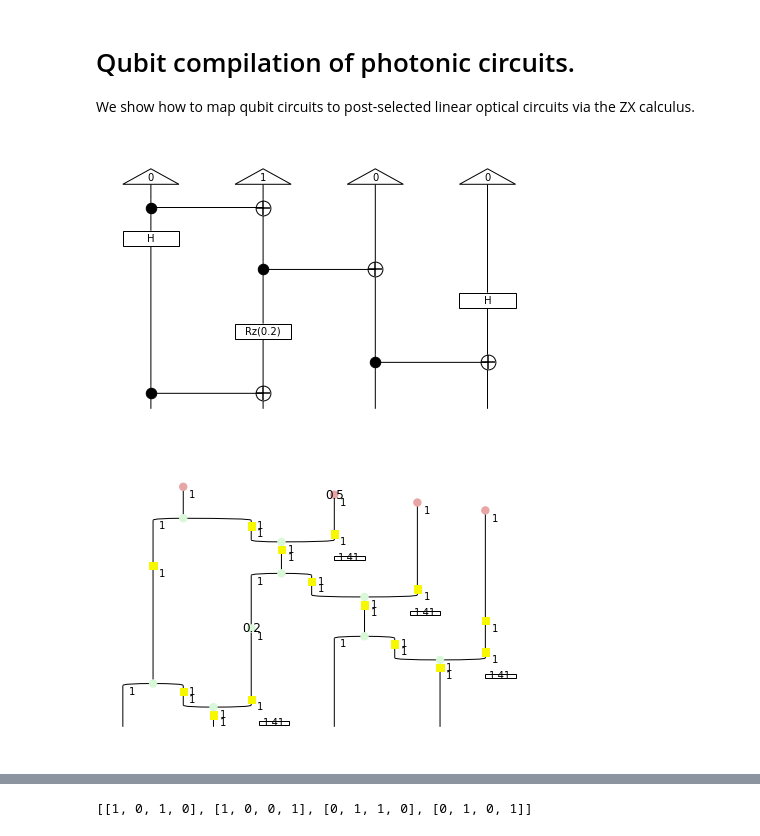
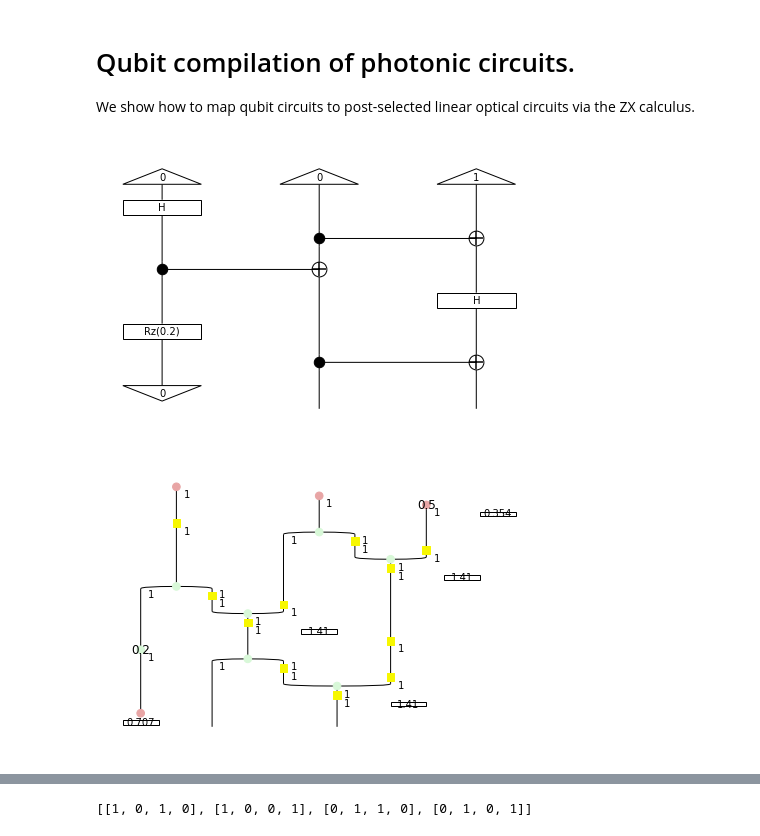
Before and after one commit to cnm13ryan/discopy, a Jupyter notebook: docs/notebooks/optics-compilation.ipynb, the cells around one changed output, grey strips where cells are left out. Drawn from its saved outputs; the diff is of its cells as text; code cells hidden in the pictures.

```diff
--- a/docs/notebooks/optics-compilation.ipynb
+++ b/docs/notebooks/optics-compilation.ipynb
@@ -3,16 +3,16 @@
 
 We show how to map qubit circuits to post-selected linear optical circuits via the ZX calculus.
 # %%
-from discopy.quantum import CX, H, Id, Rz, Rx, CZ, Ket
+from discopy.quantum import CX, H, Id, Rz, Rx, CZ, Ket, Bra
 
-circuit = Ket(0, 1, 0, 0) >> CX @ Id(2) >> H @ CX @ H >> Id(1) @ Rz(0.2) @ CX >> CX @ Id(2)
+circuit = Ket(0, 0, 1) >> H @ CX >> CX @ H >> Rz(0.2) @ CX >> Bra(0) @ Id(2)
 circuit.draw()
 # %% [output]
-[figure, old version]
+[figure, new version]
 # %%
 from discopy.quantum.zx import circuit2zx, decomp
 
 diagram = decomp(circuit2zx(circuit))
 diagram.draw()
 # %% [output]
-[figure, old version]
+[figure, new version]
```
Also changed, not shown: parts of 4 cells of this notebook.
